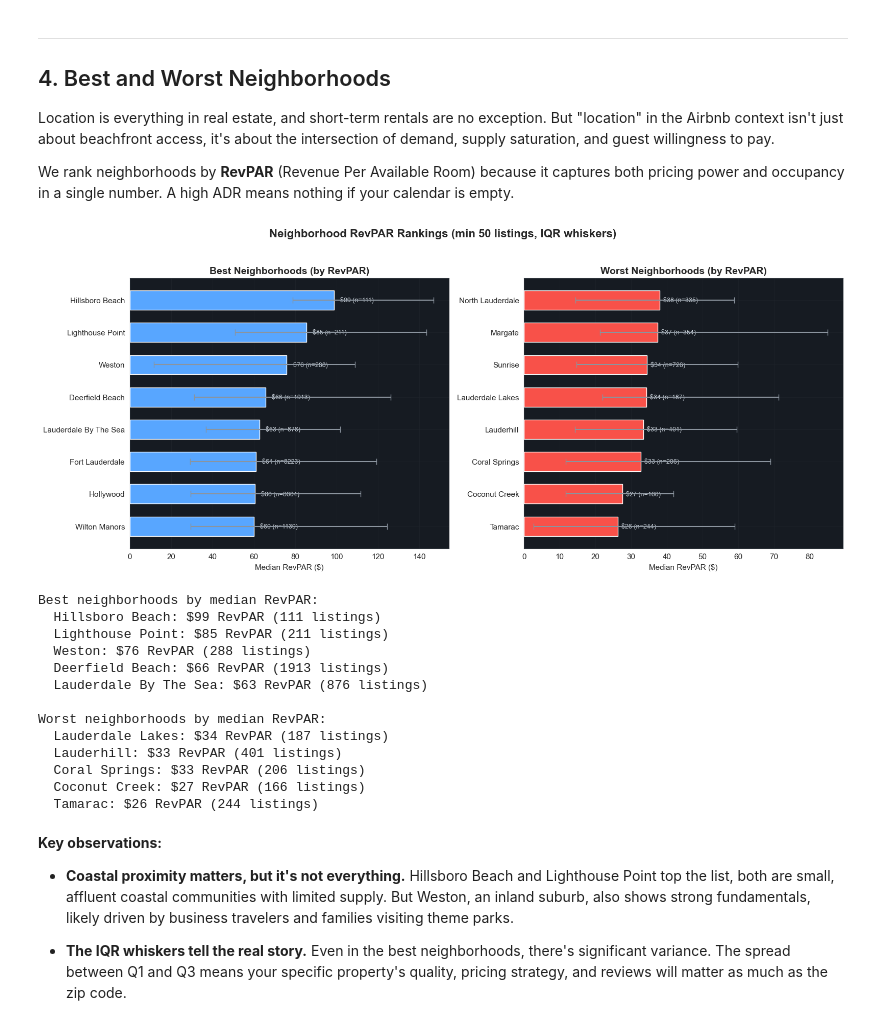
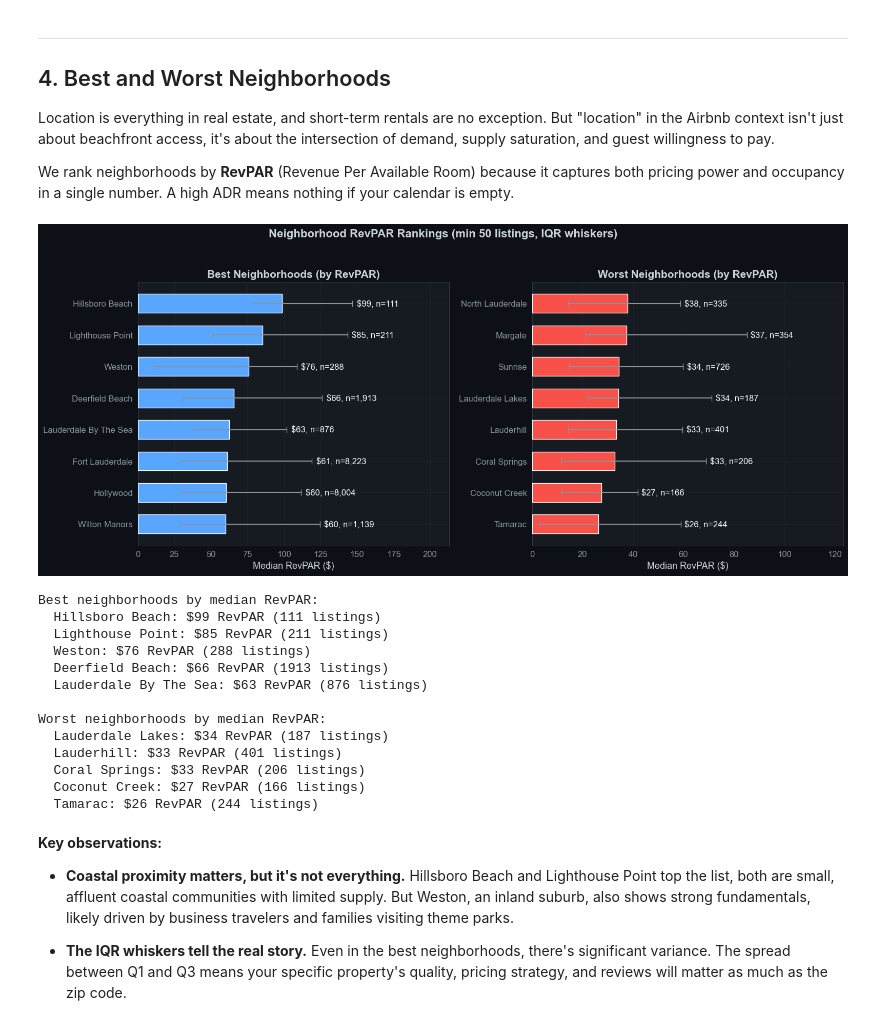
Before and after one commit to PlotBot2023/portfolio, a Jupyter notebook: notebooks/broward-investor-guide.ipynb, the cells around one changed output. Saved outputs shown, nothing was run; the diff lists cells and outputs as text; code cells hidden in the pictures.

```diff
--- a/notebooks/broward-investor-guide.ipynb
+++ b/notebooks/broward-investor-guide.ipynb
@@ -39,7 +39,8 @@ import seaborn as sns
 import warnings
 warnings.filterwarnings("ignore")
 
-# Dark theme
+# Dark theme, applied after seaborn's style (whitegrid resets the figure to white and the text to near black)
+sns.set_style("whitegrid")
 plt.rcParams.update({
     "legend.labelcolor": "#c9d1d9", "legend.facecolor": "#161b22",
     "legend.edgecolor": "#30363d", "legend.framealpha": 0.9,
@@ -47,11 +48,9 @@ plt.rcParams.update({
     "axes.edgecolor": "#30363d", "axes.labelcolor": "#c9d1d9",
     "text.color": "#c9d1d9", "xtick.color": "#8b949e",
     "ytick.color": "#8b949e", "grid.color": "#21262d", "grid.alpha": 0.6,
-    "font.size": 11, "axes.titlesize": 14, "axes.titleweight": "bold",
-})
-sns.set_style("whitegrid", rc={
-    "axes.facecolor": "#161b22", "grid.color": "#21262d",
-    "axes.edgecolor": "#30363d",
+    "font.size": 13, "axes.titlesize": 15, "axes.titleweight": "bold",
+    "axes.labelsize": 13, "xtick.labelsize": 12, "ytick.labelsize": 12, "legend.fontsize": 12,
+    "savefig.facecolor": "#0d1117", "savefig.edgecolor": "#0d1117",
 })
 PAL = ["#58a6ff", "#3fb950", "#d29922", "#f85149", "#bc8cff", "#79c0ff"]
 
@@ -398,38 +396,40 @@ axes[0].set_yticklabels(b.index)
 axes[0].set_xlabel("Median RevPAR ($)")
 axes[0].set_title("Best Neighborhoods (by RevPAR)")
 for i, (med, cnt) in enumerate(zip(b["median"].values, b["count"].values)):
-    axes[0].text(med + 3, i, f"${med:.0f} (n={cnt})",
-                 va="center", fontsize=9, color="#c9d1d9")
+    axes[0].text(b["q75"].values[i] + 3, i, f"${med:.0f}, n={cnt:,}",
+                 va="center", fontsize=12, color="#f0f6fc")
+axes[0].set_xlim(0, b["q75"].max() * 1.45)
 
 # --- Worst neighborhoods ---
 w = worst.sort_values("median", ascending=True)
 y_pos_w = range(len(w))
 axes[1].barh(y_pos_w, w["median"].values, color=PAL[3], height=0.6, zorder=3)
 axes[1].errorbar(w["median"].values, y_pos_w,
                  xerr=[w["median"].values - w["q25"].values,
                        w["q75"].values - w["median"].values],
                  fmt="none", ecolor="#8b949e", capsize=4, zorder=4)
 axes[1].set_yticks(list(y_pos_w))
 axes[1].set_yticklabels(w.index)
 axes[1].set_xlabel("Median RevPAR ($)")
 axes[1].set_title("Worst Neighborhoods (by RevPAR)")
 for i, (med, cnt) in enumerate(zip(w["median"].values, w["count"].values)):
-    axes[1].text(med + 1, i, f"${med:.0f} (n={cnt})",
-                 va="center", fontsize=9, color="#c9d1d9")
+    axes[1].text(w["q75"].values[i] + 1.5, i, f"${med:.0f}, n={cnt:,}",
+                 va="center", fontsize=12, color="#f0f6fc")
+axes[1].set_xlim(0, w["q75"].max() * 1.45)
 
 fig.suptitle("Neighborhood RevPAR Rankings (min 50 listings, IQR whiskers)",
              fontsize=16, fontweight="bold")
 fig.tight_layout(rect=(0, 0, 1, 0.95))
 plt.show()
 
 print(f"\nBest neighborhoods by median RevPAR:")
 for name, row in best.head(5).iterrows():
     print(f"  {name}: ${row['median']:.0f} RevPAR ({row['count']:.0f} listings)")
 print(f"\nWorst neighborhoods by median RevPAR:")
 for name, row in worst.tail(5).iterrows():
     print(f"  {name}: ${row['median']:.0f} RevPAR ({row['count']:.0f} listings)")
 # %% [output]
-[figure, old version]
+[figure, new version]
 Best neighborhoods by median RevPAR:
   Hillsboro Beach: $99 RevPAR (111 listings)
   Lighthouse Point: $85 RevPAR (211 listings)
```
Also changed, not shown: parts of 8 cells of this notebook, 11 other files.
